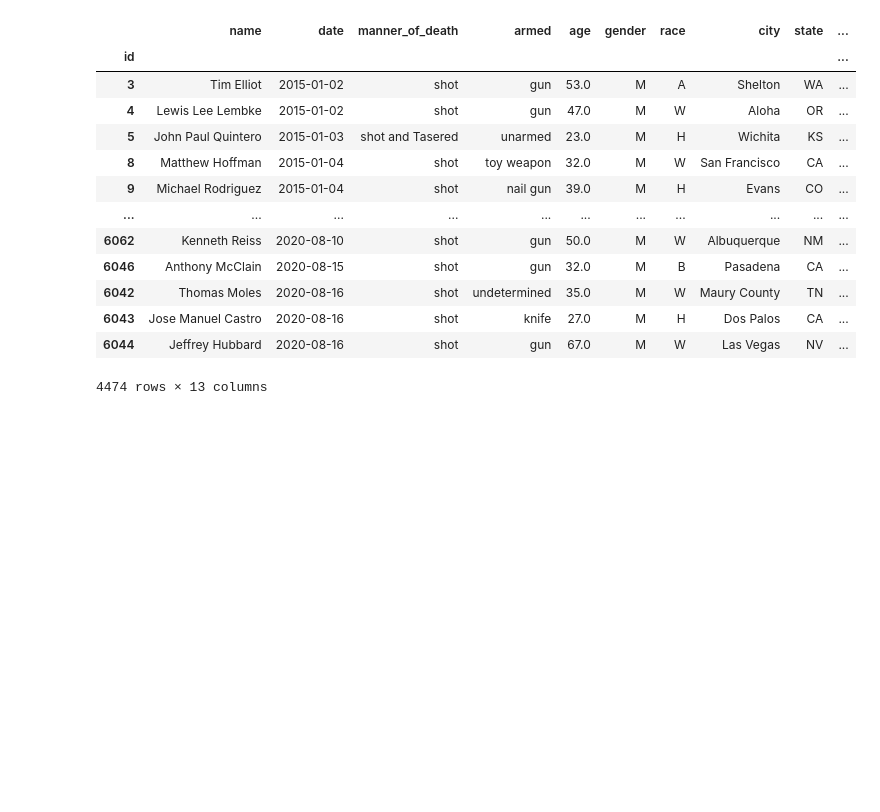
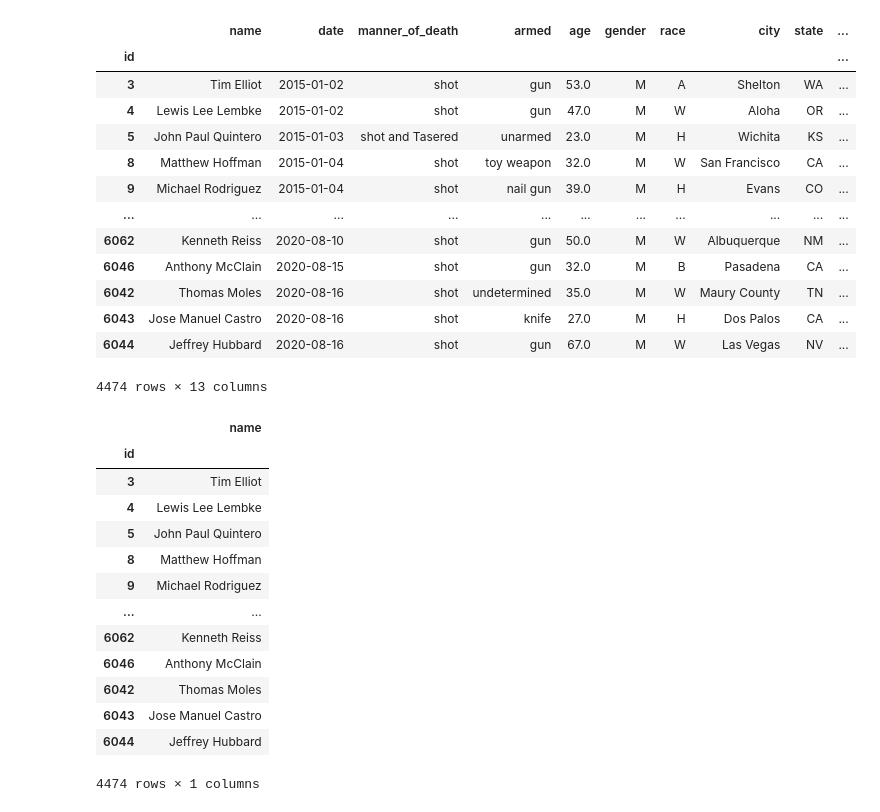
Before and after one commit to TamaraGR/Police_Violence_Analysis, a Jupyter notebook: Machine_Learning_Model_Mockup.ipynb, the cells around one changed output. Drawn from its saved outputs; the diff is of its cells as text; code cells hidden in the pictures; blank space fills up the shorter version.

Commit message:
preprocessing data... trying some stuff out

```diff
--- a/Machine_Learning_Model_Mockup.ipynb
+++ b/Machine_Learning_Model_Mockup.ipynb
@@ -71,3 +71,22 @@ shootings_df
 | 6043 | Jose Manuel Castro | 2020-08-16 | shot | knife | 27.0 | M | H | Dos Palos | CA | ... |
 | 6044 | Jeffrey Hubbard | 2020-08-16 | shot | gun | 67.0 | M | W | Las Vegas | NV | ... |
 4474 rows × 13 columns
+# %%
+# Create a new DataFrame that holds only the name
+name_df = pd.DataFrame(shootings_df['name'])
+name_df
+# %% [output]
+|  | name |
+| id |  |
+| 3 | Tim Elliot |
+| 4 | Lewis Lee Lembke |
+| 5 | John Paul Quintero |
+| 8 | Matthew Hoffman |
+| 9 | Michael Rodriguez |
+| ... | ... |
+| 6062 | Kenneth Reiss |
+| 6046 | Anthony McClain |
+| 6042 | Thomas Moles |
+| 6043 | Jose Manuel Castro |
+| 6044 | Jeffrey Hubbard |
+4474 rows × 1 columns
```
Also changed, not shown: parts of 4 cells of this notebook.
